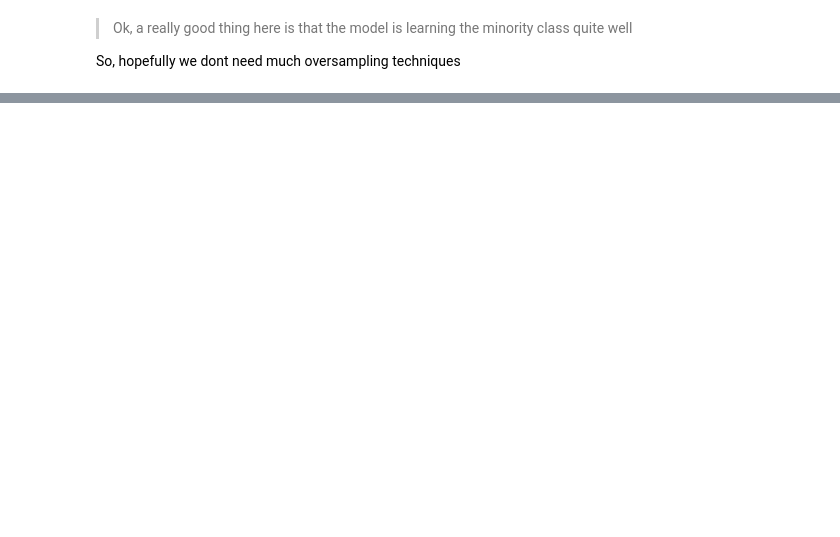
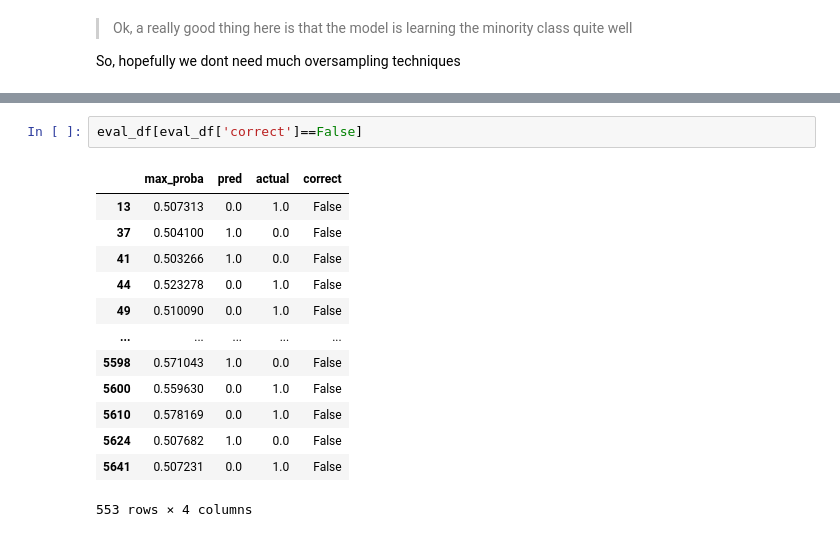
Before and after one commit to ShaunakSen/Data-Science-and-Machine-Learning, a Jupyter notebook: Hackerearth Project - Pet Adoption/Hackerearth ML Project - Pet Adoption.ipynb, the cells around one changed output, grey strips where cells are left out. Cells and saved outputs as stored; diff of their text form; blank space fills up the shorter version.

```diff
--- a/Hackerearth Project - Pet Adoption/Hackerearth ML Project - Pet Adoption.ipynb
+++ b/Hackerearth Project - Pet Adoption/Hackerearth ML Project - Pet Adoption.ipynb
@@ -1393,0 +1439,16 @@ So, hopefully we dont need much oversampling techniques
+# %%
+eval_df[eval_df['correct']==False]
+# %% [output]
+|  | max_proba | pred | actual | correct |
+| 13 | 0.507313 | 0.0 | 1.0 | False |
+| 37 | 0.504100 | 1.0 | 0.0 | False |
+| 41 | 0.503266 | 1.0 | 0.0 | False |
+| 44 | 0.523278 | 0.0 | 1.0 | False |
+| 49 | 0.510090 | 0.0 | 1.0 | False |
+| ... | ... | ... | ... | ... |
+| 5598 | 0.571043 | 1.0 | 0.0 | False |
+| 5600 | 0.559630 | 0.0 | 1.0 | False |
+| 5610 | 0.578169 | 0.0 | 1.0 | False |
+| 5624 | 0.507682 | 1.0 | 0.0 | False |
+| 5641 | 0.507231 | 0.0 | 1.0 | False |
+553 rows × 4 columns
```
Also changed, not shown: parts of 13 cells of this notebook.
